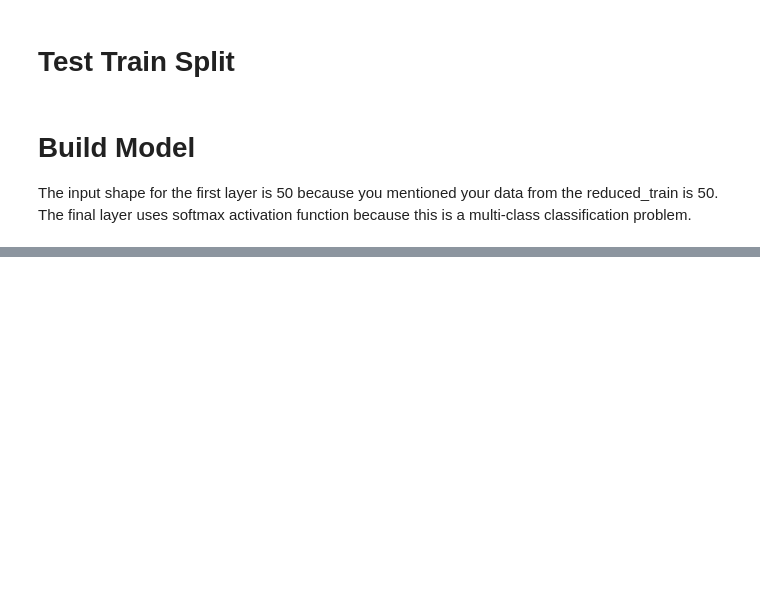
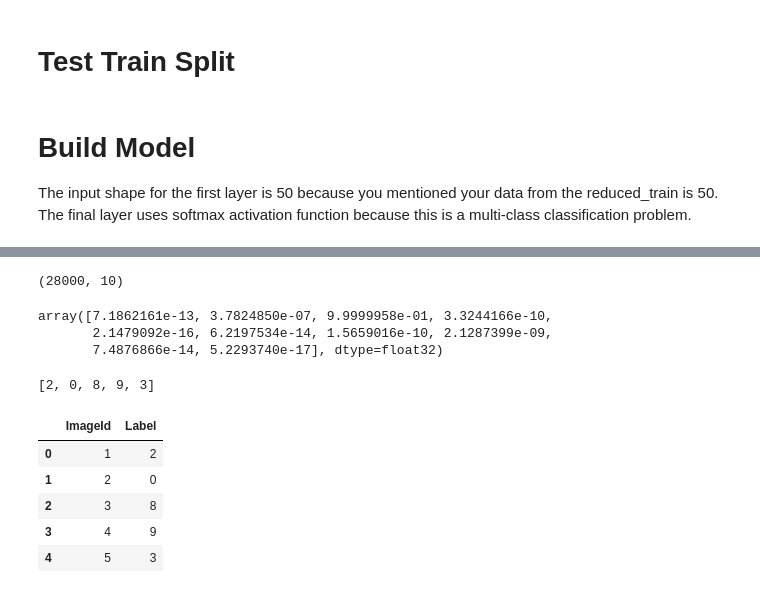
Before and after one commit to SmogJ/Kaggle-Competition---Digit-Recognizer, a Jupyter notebook: 2nd-mnist-notebook.ipynb, the cells around one changed output, grey strips where cells are left out. Drawn from its saved outputs; the diff is of its cells as text; code cells hidden in the pictures; blank space fills up the shorter version.

```diff
--- a/2nd-mnist-notebook.ipynb
+++ b/2nd-mnist-notebook.ipynb
@@ -382,7 +299,7 @@ Non-trainable params: 0
 _________________________________________________________________
 # %%
 # Compile the model
-model.compile(optimizer=RMSprop(learning_rate=0.01), loss='categorical_crossentropy', metrics=['accuracy'])
+model.compile(optimizer="adam", loss='categorical_crossentropy', metrics=['accuracy'])
 # %%
 # Train the model
 model.fit(X_train, y_train, epochs=20, batch_size=64)
@@ -407 +324,3 @@ Epoch 20/20
 <keras.callbacks.History at 0x...>
+# %%
+model.fit(train_pca, cat_target, epochs=1, batch_size=64)
@@ -407,0 +330,31 @@ Epoch 20/20
+# %%
+predictions = model.predict(test_pca, verbose=0)
+# %%
+print(predictions.shape)
+type(predictions)
+predictions[0]
+# %% [output]
+(28000, 10)
+array([7.1862161e-13, 3.7824850e-07, 9.9999958e-01, 3.3244166e-10,
+       2.1479092e-16, 6.2197534e-14, 1.5659016e-10, 2.1287399e-09,
+       7.4876866e-14, 5.2293740e-17], dtype=float32)
+# %%
+predicted_labels= []
+for n in range(len(predictions)):
+    predicted_labels.append(np.argmax(predictions[n]))
+# predicted_labels= print(predictions.shape)
+predicted_labels[0:5]
+# %% [output]
+[2, 0, 8, 9, 3]
+# %%
+submission=pd.DataFrame({"ImageId": list(range(1,len(predicted_labels)+1)),
+                         "Label": predicted_labels})
+
+submission.head()
+# %% [output]
+|  | ImageId | Label |
+| 0 | 1 | 2 |
+| 1 | 2 | 0 |
+| 2 | 3 | 8 |
+| 3 | 4 | 9 |
+| 4 | 5 | 3 |
```
Also changed, not shown: parts of 17 cells of this notebook.
